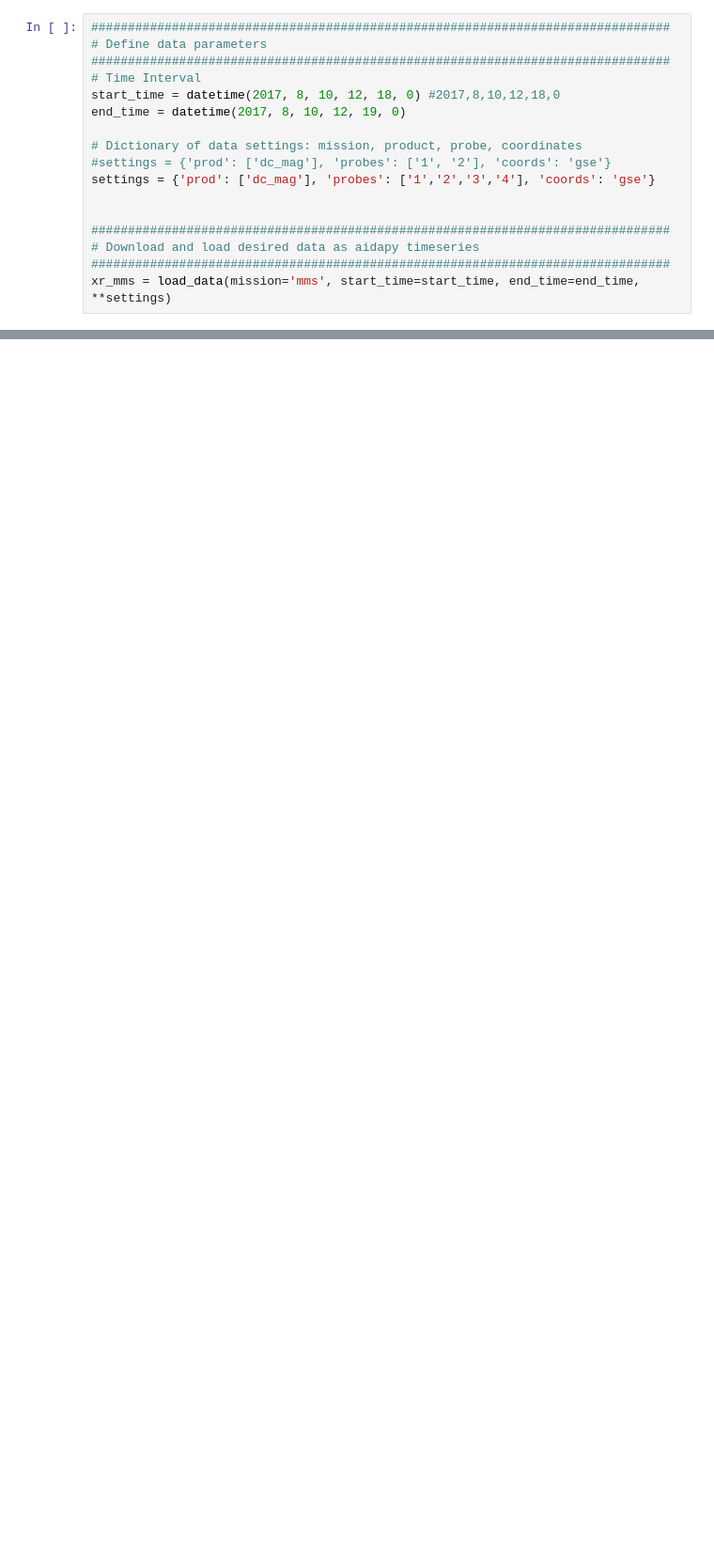
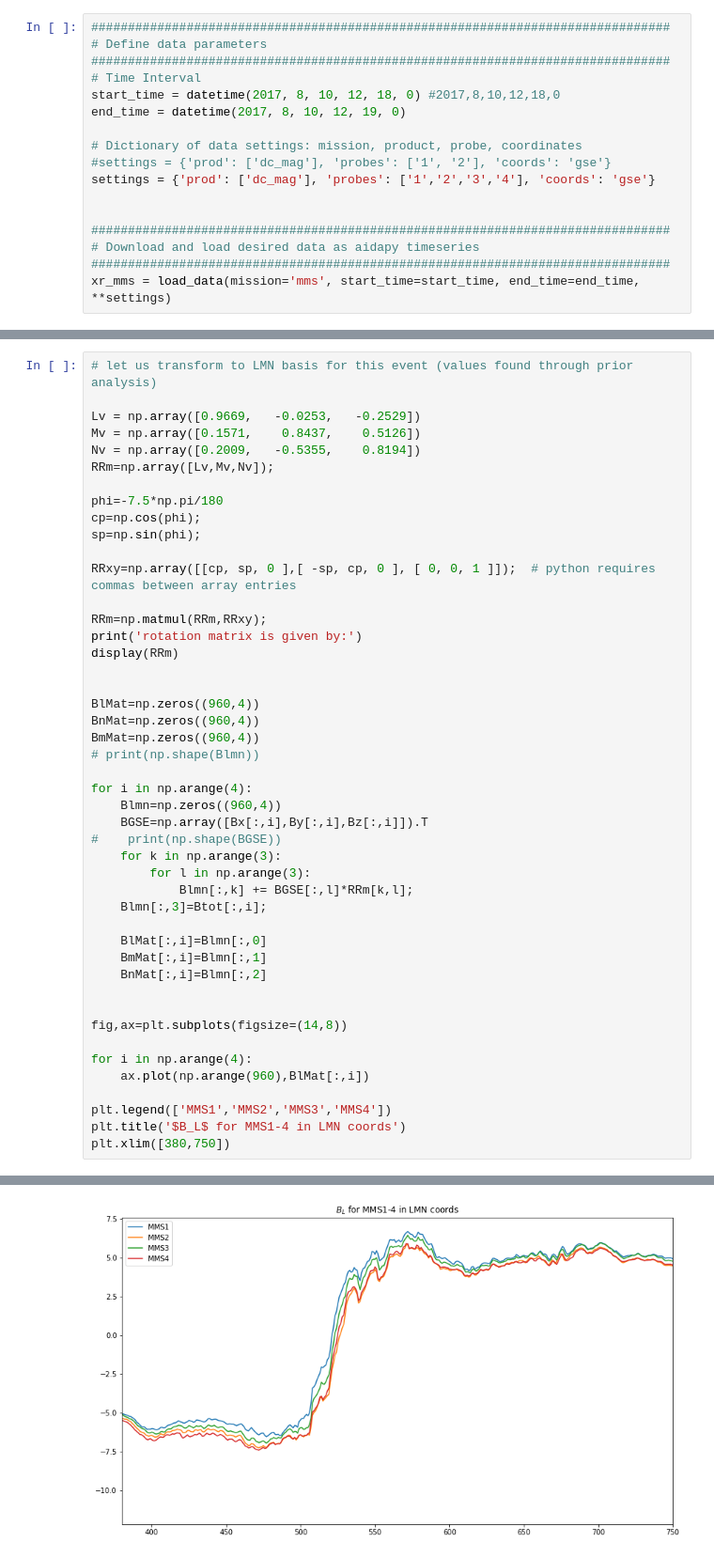
Before and after one commit to schroeder24/Python_primer_with_MMS, a Jupyter notebook: PythonMMStutorial.ipynb, the cells around one changed output, grey strips where cells are left out. Shown at 94% size. Drawn from its saved outputs; the diff is of its cells as text; blank space fills up the shorter version.

```diff
--- a/PythonMMStutorial.ipynb
+++ b/PythonMMStutorial.ipynb
@@ -203,0 +279,47 @@ plt.title('Bx for MMS1-4')
+# %%
+# let us transform to LMN basis for this event (values found through prior analysis)
+
+Lv = np.array([0.9669,   -0.0253,   -0.2529])
+Mv = np.array([0.1571,    0.8437,    0.5126])
+Nv = np.array([0.2009,   -0.5355,    0.8194])
+RRm=np.array([Lv,Mv,Nv]);
+
+phi=-7.5*np.pi/180
+cp=np.cos(phi);
+sp=np.sin(phi);
+
+RRxy=np.array([[cp, sp, 0 ],[ -sp, cp, 0 ], [ 0, 0, 1 ]]);  # python requires commas between array entries
+
+RRm=np.matmul(RRm,RRxy);
+print('rotation matrix is given by:')
+display(RRm)
+
+
+BlMat=np.zeros((960,4))
+BnMat=np.zeros((960,4))
+BmMat=np.zeros((960,4))
+# print(np.shape(Blmn))
+
+for i in np.arange(4):
+    Blmn=np.zeros((960,4))
+    BGSE=np.array([Bx[:,i],By[:,i],Bz[:,i]]).T
+#    print(np.shape(BGSE))
+    for k in np.arange(3):
+        for l in np.arange(3):
+            Blmn[:,k] += BGSE[:,l]*RRm[k,l];
+    Blmn[:,3]=Btot[:,i];
+
+    BlMat[:,i]=Blmn[:,0]
+    BmMat[:,i]=Blmn[:,1]
+    BnMat[:,i]=Blmn[:,2]
+
+
+fig,ax=plt.subplots(figsize=(14,8))
+
+for i in np.arange(4):
+    ax.plot(np.arange(960),BlMat[:,i])
+
+plt.legend(['MMS1','MMS2','MMS3','MMS4'])
+plt.title('$B_L$ for MMS1-4 in LMN coords')
+plt.xlim([380,750])
+# %% [output]
@@ -203,0 +331 @@ plt.title('Bx for MMS1-4')
+[figure, added]
```
Also changed, not shown: parts of 13 cells of this notebook.
